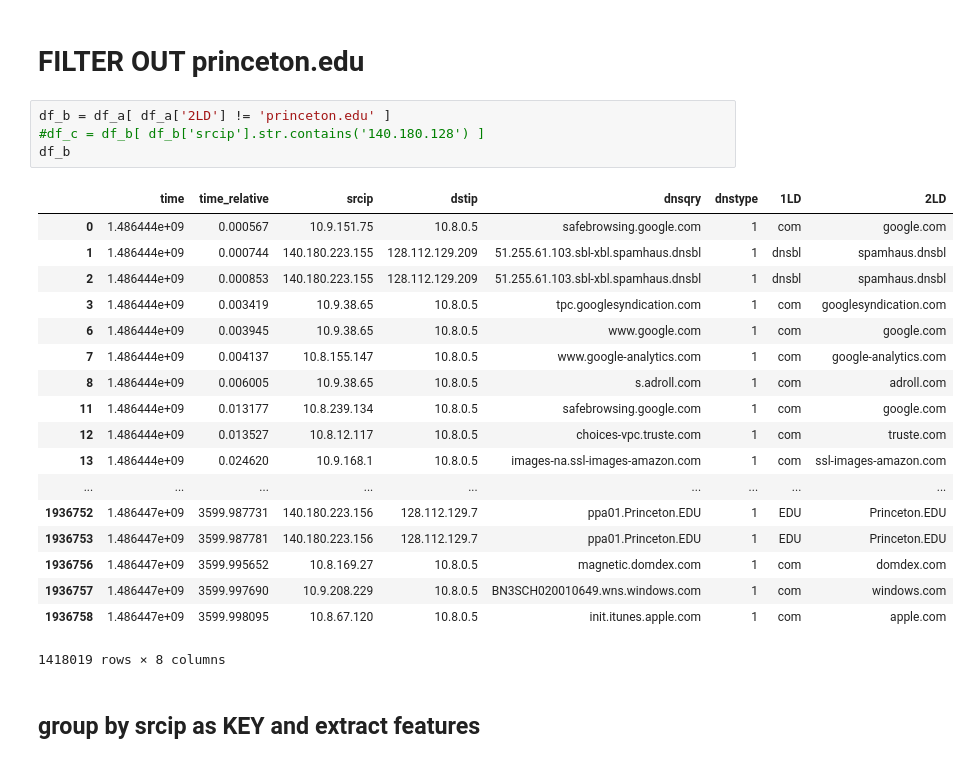
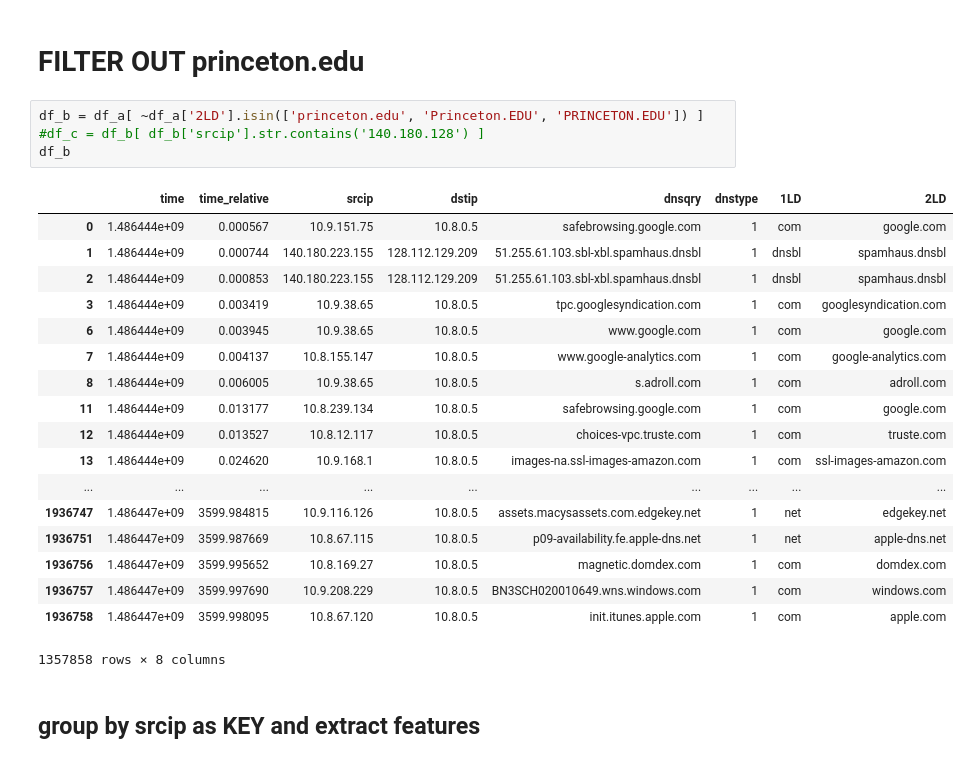
Before and after one commit to shahifaqeer/oit-dns, a Jupyter notebook: pcap-feature-extractor.ipynb, the cells around one changed output. Cells and saved outputs as stored; diff of their text form.

```diff
--- a/pcap-feature-extractor.ipynb
+++ b/pcap-feature-extractor.ipynb
@@ -130,28 +130,28 @@ df_a.head()
 # %% [markdown]
 # FILTER OUT princeton.edu
 # %%
-df_b = df_a[ df_a['2LD'] != 'princeton.edu' ]
+df_b = df_a[ ~df_a['2LD'].isin(['princeton.edu', 'Princeton.EDU', 'PRINCETON.EDU']) ]
 #df_c = df_b[ df_b['srcip'].str.contains('140.180.128') ]
 df_b
 # %% [output]
 |  | time | time_relative | srcip | dstip | dnsqry | dnstype | 1LD | 2LD |
 | 0 | 1.486444e+09 | 0.000567 | 10.9.151.75 | 10.8.0.5 | safebrowsing.google.com | 1 | com | google.com |
 | 1 | 1.486444e+09 | 0.000744 | 140.180.223.155 | 128.112.129.209 | 51.255.61.103.sbl-xbl.spamhaus.dnsbl | 1 | dnsbl | spamhaus.dnsbl |
 | 2 | 1.486444e+09 | 0.000853 | 140.180.223.155 | 128.112.129.209 | 51.255.61.103.sbl-xbl.spamhaus.dnsbl | 1 | dnsbl | spamhaus.dnsbl |
 | 3 | 1.486444e+09 | 0.003419 | 10.9.38.65 | 10.8.0.5 | tpc.googlesyndication.com | 1 | com | googlesyndication.com |
 | 6 | 1.486444e+09 | 0.003945 | 10.9.38.65 | 10.8.0.5 | www.google.com | 1 | com | google.com |
 | 7 | 1.486444e+09 | 0.004137 | 10.8.155.147 | 10.8.0.5 | www.google-analytics.com | 1 | com | google-analytics.com |
 | 8 | 1.486444e+09 | 0.006005 | 10.9.38.65 | 10.8.0.5 | s.adroll.com | 1 | com | adroll.com |
 | 11 | 1.486444e+09 | 0.013177 | 10.8.239.134 | 10.8.0.5 | safebrowsing.google.com | 1 | com | google.com |
 | 12 | 1.486444e+09 | 0.013527 | 10.8.12.117 | 10.8.0.5 | choices-vpc.truste.com | 1 | com | truste.com |
 | 13 | 1.486444e+09 | 0.024620 | 10.9.168.1 | 10.8.0.5 | images-na.ssl-images-amazon.com | 1 | com | ssl-images-amazon.com |
 | ... | ... | ... | ... | ... | ... | ... | ... | ... |
-| 1936752 | 1.486447e+09 | 3599.987731 | 140.180.223.156 | 128.112.129.7 | ppa01.Princeton.EDU | 1 | EDU | Princeton.EDU |
-| 1936753 | 1.486447e+09 | 3599.987781 | 140.180.223.156 | 128.112.129.7 | ppa01.Princeton.EDU | 1 | EDU | Princeton.EDU |
+| 1936747 | 1.486447e+09 | 3599.984815 | 10.9.116.126 | 10.8.0.5 | assets.macysassets.com.edgekey.net | 1 | net | edgekey.net |
+| 1936751 | 1.486447e+09 | 3599.987669 | 10.8.67.115 | 10.8.0.5 | p09-availability.fe.apple-dns.net | 1 | net | apple-dns.net |
 | 1936756 | 1.486447e+09 | 3599.995652 | 10.8.169.27 | 10.8.0.5 | magnetic.domdex.com | 1 | com | domdex.com |
 | 1936757 | 1.486447e+09 | 3599.997690 | 10.9.208.229 | 10.8.0.5 | BN3SCH020010649.wns.windows.com | 1 | com | windows.com |
 | 1936758 | 1.486447e+09 | 3599.998095 | 10.8.67.120 | 10.8.0.5 | init.itunes.apple.com | 1 | com | apple.com |
-1418019 rows × 8 columns
+1357858 rows × 8 columns
 # %% [markdown]
 ## group by srcip as KEY and extract features
 # %%
```
Also changed, not shown: parts of 9 cells of this notebook.
